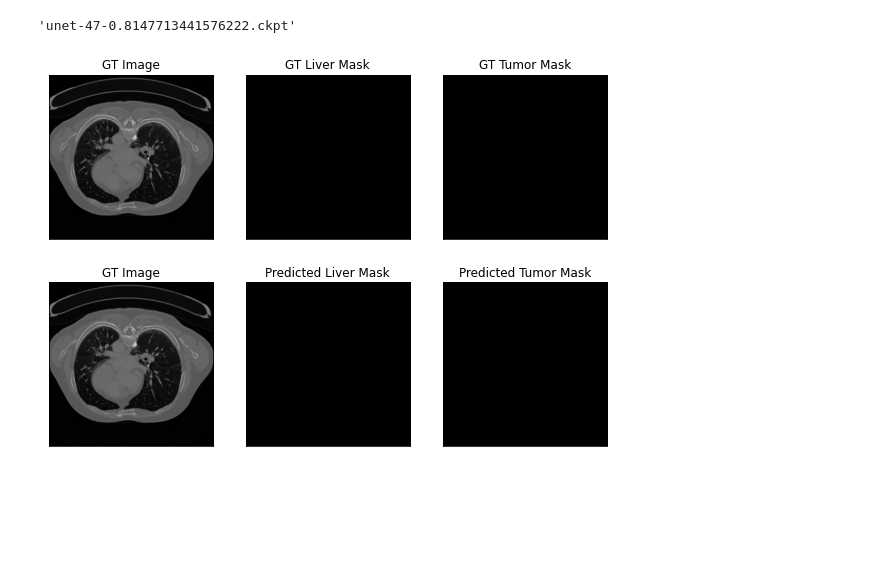
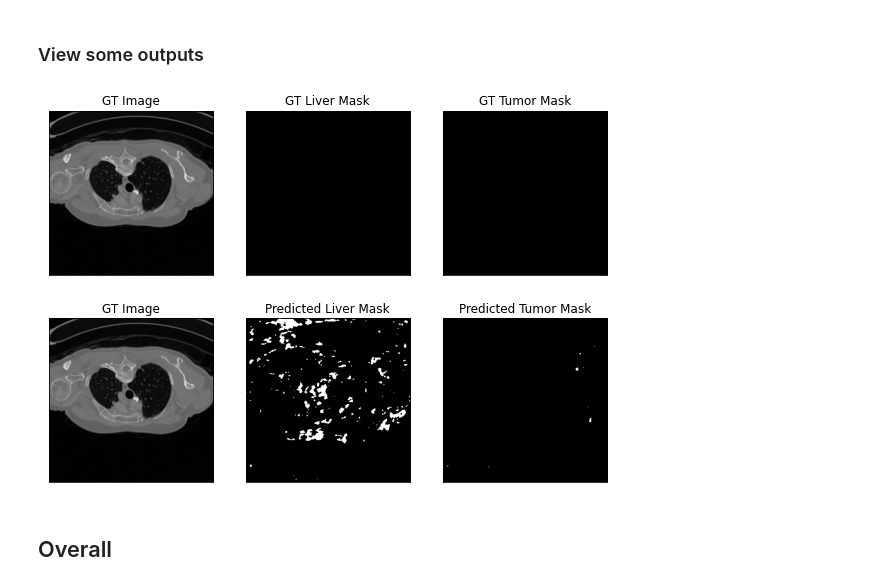
Before and after one commit to aneesurhashmi/hc703_a3, a Jupyter notebook: test.ipynb, the cells around one changed output. Drawn from its saved outputs; the diff is of its cells as text; code cells hidden in the pictures; blank space fills up the shorter version.

```diff
--- a/test.ipynb
+++ b/test.ipynb
@@ -9,7 +13,6 @@ import matplotlib.pyplot as plt
 # %%
 csv_dir = "/home/anees.hashmi/Desktop/labs/hc701_assignment_3/csv_liver_only"
 model_dir = "/home/anees.hashmi/Desktop/labs/hc701_assignment_3/models"
-model_name = "unet_mobilenet_dice_liver_only"
 device = "cuda"
 num_workers = 24
 batch_size = 1
@@ -17,12 +20,13 @@ num_classes = 2
 model_path ="/home/anees.hashmi/Desktop/labs/hc701_assignment_3/models/"
 result_dir ="./results/"
 backbone = "mobilenet_v2"
+model_name = "unet_dice_loss_mobilenet_v2_1.0_1.0"
+
+all_model_names = ['unet_dice_loss_mobilenet_v2_1.0_1.0', 'unet_dice_loss_mobilenet_v2_1.0_5.0',
+                   'unet_BCE_loss_mobilenet_v2_1.0_5.0', 'unet_dice_loss_resnet101_1.0_5.0']
+
 checkpoint = None
+
+if not checkpoint:
+    all_chckpoints = [i[:-4] for i in sorted(os.listdir(f"{model_path}{model_name}"))]
+    checkpoint = f"""{["_".join(i) for i in sorted([i.split('_') for i in all_chckpoints], key=lambda x: int(x[-4]))][-1]}.pth"""
-# %%
-if not checkpoint:
-    all_chckpoints = [i[:-5] for i in sorted(os.listdir(f"{model_path}{model_name}"))]
-    checkpoint = f"""{["-".join(i) for i in sorted([i.split('-') for i in all_chckpoints], key=lambda x: x[2])][-1]}.ckpt"""
-
-checkpoint
-# %% [output]
-'unet-47-0.8147713441576222.ckpt'
@@ -58,7 +110,10 @@ sig = nn.Sigmoid()
+# %% [markdown]
+### View some outputs
 # %%
 sample = next(iter(test_loader))
-sample[0].shape, sample[1].shape
-preds = sig(model(sample[0].to(device)))
+# sample = test_dataset[random.randint(0, len(test_dataset))]
+# print(sample[0].shape, sample[1].shape)
+preds = sig(model(sample[0].to(device))).round()
 
 plt.figure(figsize=(10,7))
 
@@ -69,34 +124,33 @@ plt.yticks([])
 plt.title("GT Image")
 plt.subplot(2,3,2)
 plt.imshow(sample[1][0,0,:,:], cmap="gray")
 plt.xticks([])
 plt.yticks([])
 plt.title("GT Liver Mask")
 plt.subplot(2,3,3)
 plt.imshow(sample[1][0,1,:,:], cmap="gray")
 plt.xticks([])
 plt.yticks([])
 plt.title("GT Tumor Mask")
 # plt.imshow(pred[])
 
-
-
 plt.subplot(2,3,4)
 plt.imshow(sample[0][0,0,:,:], cmap="gray")
 plt.xticks([])
 plt.yticks([])
 plt.title("GT Image")
 plt.subplot(2,3,5)
 plt.imshow(preds[0,0,:,:].detach().cpu().numpy(), cmap="gray")
 plt.xticks([])
 plt.yticks([])
 plt.title("Predicted Liver Mask")
 plt.subplot(2,3,6)
 plt.imshow(preds[0,1,:,:].detach().cpu().numpy(), cmap="gray")
 plt.xticks([])
 plt.yticks([])
 plt.title("Predicted Tumor Mask")
-
 plt.show()
 # %% [output]
-[figure, old version]
+[figure, new version]
+# %% [markdown]
+## Overall
```
Also changed, not shown: parts of 8 cells of this notebook, 6 other files.
